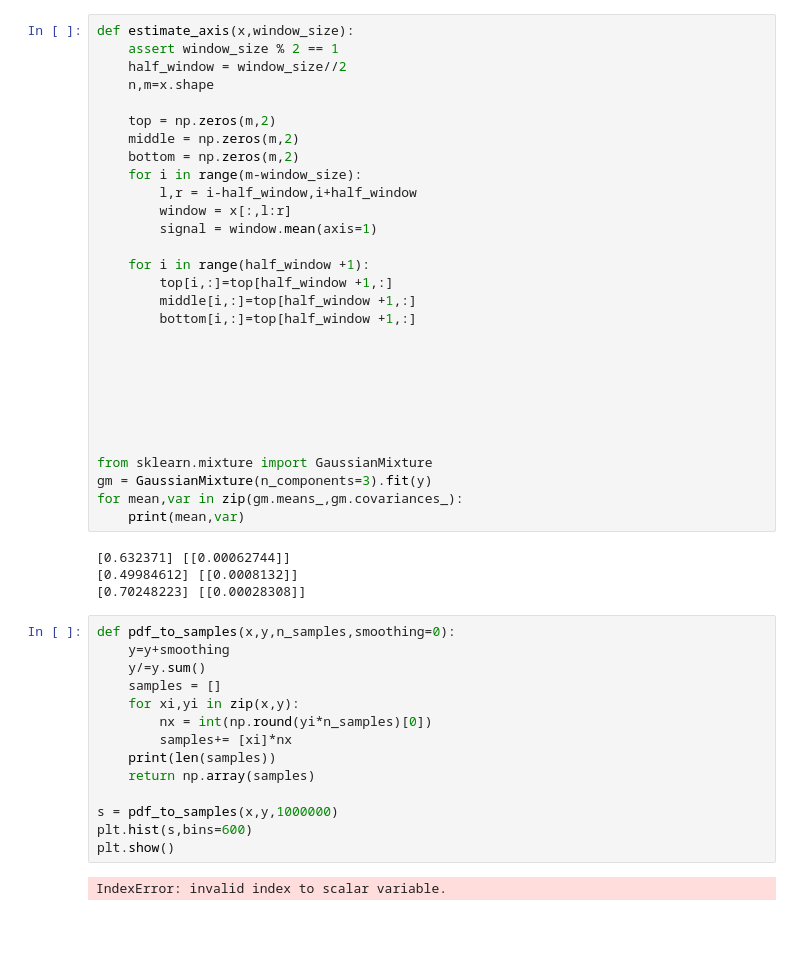
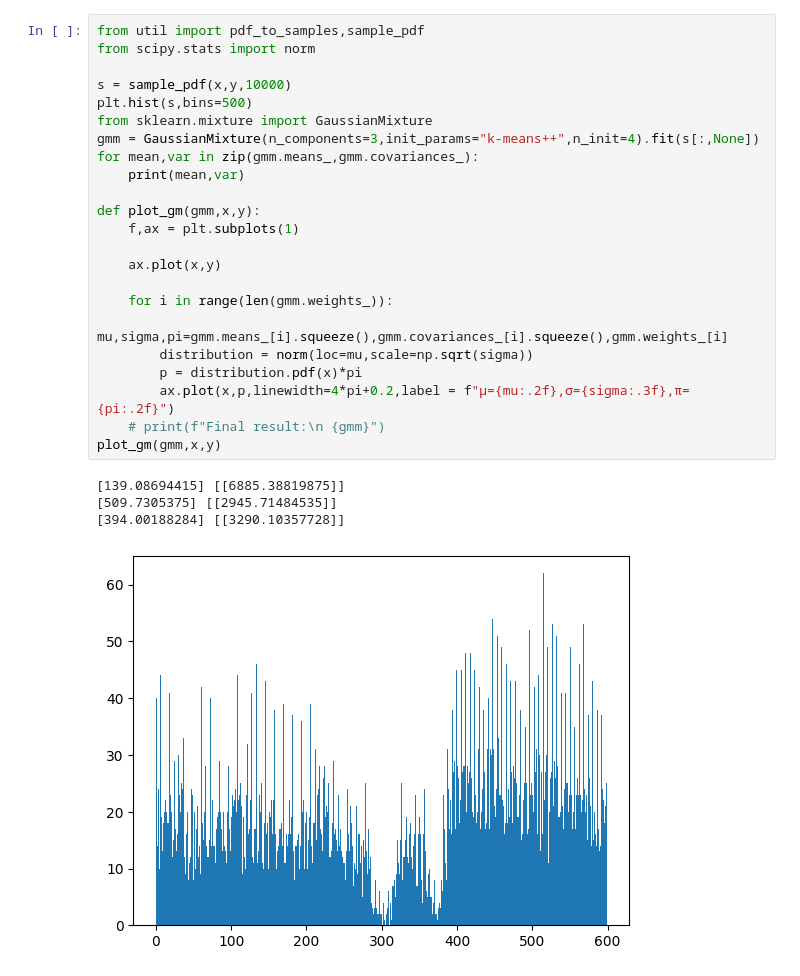
Before and after one commit to facundoq/spectrogen, a Jupyter notebook: reduce.ipynb, the cells around one changed output. Saved outputs shown, nothing was run; the diff lists cells and outputs as text; blank space fills up the shorter version.

```diff
--- a/reduce.ipynb
+++ b/reduce.ipynb
@@ -243,49 +71,28 @@ gmm.fit(x,y,10,callbacks=[plot_cb])
-# %%
-def estimate_axis(x,window_size):
-    assert window_size % 2 == 1
-    half_window = window_size//2
-    n,m=x.shape
-
-    top = np.zeros(m,2)
-    middle = np.zeros(m,2)
-    bottom = np.zeros(m,2)
-    for i in range(m-window_size):
-        l,r = i-half_window,i+half_window
-        window = x[:,l:r]
-        signal = window.mean(axis=1)
-
-    for i in range(half_window +1):
-        top[i,:]=top[half_window +1,:]
-        middle[i,:]=top[half_window +1,:]
-        bottom[i,:]=top[half_window +1,:]
-
-
-
-
-
-
-
-from sklearn.mixture import GaussianMixture
-gm = GaussianMixture(n_components=3).fit(y)
-for mean,var in zip(gm.means_,gm.covariances_):
-    print(mean,var)
-# %% [output]
-[0.632371] [[0.00062744]]
-[0.49984612] [[0.0008132]]
-[0.70248223] [[0.00028308]]
-# %%
-def pdf_to_samples(x,y,n_samples,smoothing=0):
-    y=y+smoothing
-    y/=y.sum()
-    samples = []
-    for xi,yi in zip(x,y):
-        nx = int(np.round(yi*n_samples)[0])
-        samples+= [xi]*nx
-    print(len(samples))
-    return np.array(samples)
-
-s = pdf_to_samples(x,y,1000000)
-plt.hist(s,bins=600)
-plt.show()
-# %% [output]
-IndexError: invalid index to scalar variable.
+# %%
+from util import pdf_to_samples,sample_pdf
+from scipy.stats import norm
+
+s = sample_pdf(x,y,10000)
+plt.hist(s,bins=500)
+from sklearn.mixture import GaussianMixture
+gmm = GaussianMixture(n_components=3,init_params="k-means++",n_init=4).fit(s[:,None])
+for mean,var in zip(gmm.means_,gmm.covariances_):
+    print(mean,var)
+
+def plot_gm(gmm,x,y):
+    f,ax = plt.subplots(1)
+
+    ax.plot(x,y)
+
+    for i in range(len(gmm.weights_)):
+        mu,sigma,pi=gmm.means_[i].squeeze(),gmm.covariances_[i].squeeze(),gmm.weights_[i]
+        distribution = norm(loc=mu,scale=np.sqrt(sigma))
+        p = distribution.pdf(x)*pi
+        ax.plot(x,p,linewidth=4*pi+0.2,label = f"μ={mu:.2f},σ={sigma:.3f},π={pi:.2f}")
+    # print(f"Final result:\n {gmm}")
+plot_gm(gmm,x,y)
+# %% [output]
+[139.08694415] [[6885.38819875]]
+[509.7305375] [[2945.71484535]]
+[394.00188284] [[3290.10357728]]
+[figure, added]
```
Also changed, not shown: parts of 7 cells of this notebook, 4 other files.
